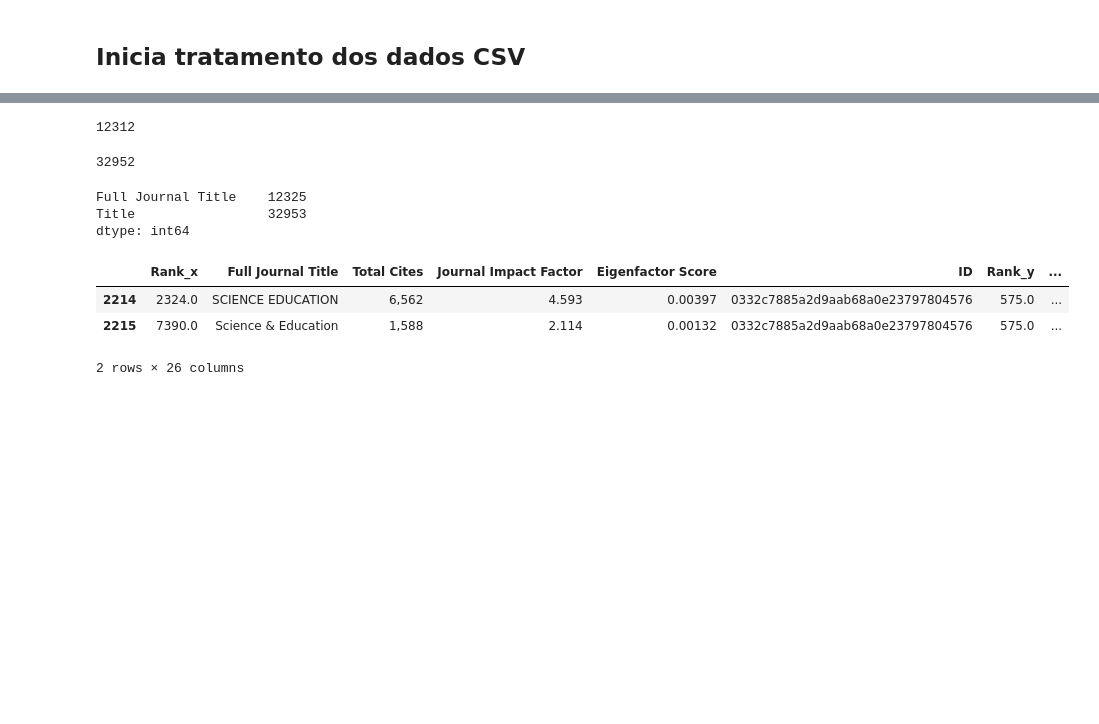
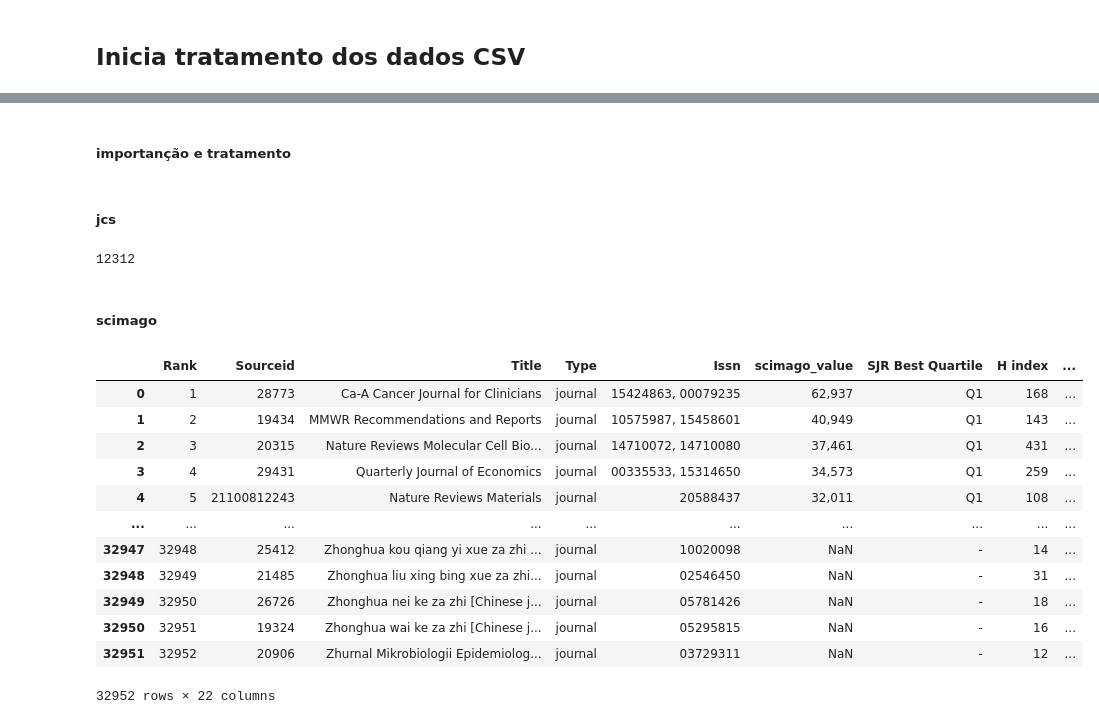
Before and after one commit to Victor-PTFLO/BibtexDataQuality, a Jupyter notebook: sandbox/Import_Bibtex_nb.ipynb, the cells around one changed output, grey strips where cells are left out. Saved outputs shown, nothing was run; the diff lists cells and outputs as text; code cells hidden in the pictures; blank space fills up the shorter version.

```diff
--- a/sandbox/Import_Bibtex_nb.ipynb
+++ b/sandbox/Import_Bibtex_nb.ipynb
@@ -171,6 +177,10 @@ def hashkey(strkeys):
     stringadjs = rmscaract(strkeys)
     hashresult = [hashlib.md5(ikeys.encode()).hexdigest() for ikeys in stringadjs]
     return hashresult
+# %% [markdown]
+##### importanção e tratamento
+# %% [markdown]
+##### jcs
 # %%
 dfjcs = pd.read_csv(lst_excel['jcs_2020.csv'], delimiter=';').drop_duplicates()
 
@@ -182,26 +193,30 @@ dfjcs['ID'].count()
 # %% [output]
 12312
+# %% [markdown]
+##### scimago
 # %%
+import numpy as np
+
 dfscimago = pd.read_csv(lst_excel['scimagojr 2020.csv'], delimiter=';').drop_duplicates()
 
-dfscimago['ID'] =  hashkey(dfscimago['Title'])
-# dfscimago['issnkey'] =  dfscimago['Issn'].replace(',', '')
+dfscimago['hashid'] =  hashkey(dfscimago['Title'])
+dfscimago['issnkey'] =  dfscimago.Issn.str.slice(stop=8).replace(r'^\s+$', None, regex=True)
+dfscimago = dfscimago.rename(columns={'SJR' : 'scimago_value'})
 
-dfscimago['ID'].count()
+dfscimago['hashid'].count()
+
+dfscimago
 # %% [output]
+|  | Rank | Sourceid | Title | Type | Issn | scimago_value | SJR Best Quartile | H index | ... |
+| 0 | 1 | 28773 | Ca-A Cancer Journal for Clinicians | journal | 15424863, 00079235 | 62,937 | Q1 | 168 | ... |
+| 1 | 2 | 19434 | MMWR Recommendations and Reports | journal | 10575987, 15458601 | 40,949 | Q1 | 143 | ... |
+| 2 | 3 | 20315 | Nature Reviews Molecular Cell Bio... | journal | 14710072, 14710080 | 37,461 | Q1 | 431 | ... |
+| 3 | 4 | 29431 | Quarterly Journal of Economics | journal | 00335533, 15314650 | 34,573 | Q1 | 259 | ... |
+| 4 | 5 | 21100812243 | Nature Reviews Materials | journal | 20588437 | 32,011 | Q1 | 108 | ... |
+| ... | ... | ... | ... | ... | ... | ... | ... | ... | ... |
+| 32947 | 32948 | 25412 | Zhonghua kou qiang yi xue za zhi ... | journal | 10020098 | NaN | - | 14 | ... |
+| 32948 | 32949 | 21485 | Zhonghua liu xing bing xue za zhi... | journal | 02546450 | NaN | - | 31 | ... |
+| 32949 | 32950 | 26726 | Zhonghua nei ke za zhi [Chinese j... | journal | 05781426 | NaN | - | 18 | ... |
+| 32950 | 32951 | 19324 | Zhonghua wai ke za zhi [Chinese j... | journal | 05295815 | NaN | - | 16 | ... |
+| 32951 | 32952 | 20906 | Zhurnal Mikrobiologii Epidemiolog... | journal | 03729311 | NaN | - | 12 | ... |
-32952
+32952 rows × 22 columns
-# %%
-dfjoin = dfjcs.merge(dfscimago, left_on=['ID'], right_on=['ID'],how='outer')
-
-dfjoin[['Full Journal Title','Title']].count()
-# %% [output]
-Full Journal Title    12325
-Title                 32953
-dtype: int64
-# %%
-dfjoin.query('ID == "0332c7885a2d9aab68a0e23797804576"')
-# %% [output]
-|  | Rank_x | Full Journal Title | Total Cites | Journal Impact Factor | Eigenfactor Score | ID | Rank_y | ... |
-| 2214 | 2324.0 | SCIENCE EDUCATION | 6,562 | 4.593 | 0.00397 | 0332c7885a2d9aab68a0e23797804576 | 575.0 | ... |
-| 2215 | 7390.0 | Science & Education | 1,588 | 2.114 | 0.00132 | 0332c7885a2d9aab68a0e23797804576 | 575.0 | ... |
-2 rows × 26 columns
```
Also changed, not shown: parts of 26 cells of this notebook, 4 other files.
